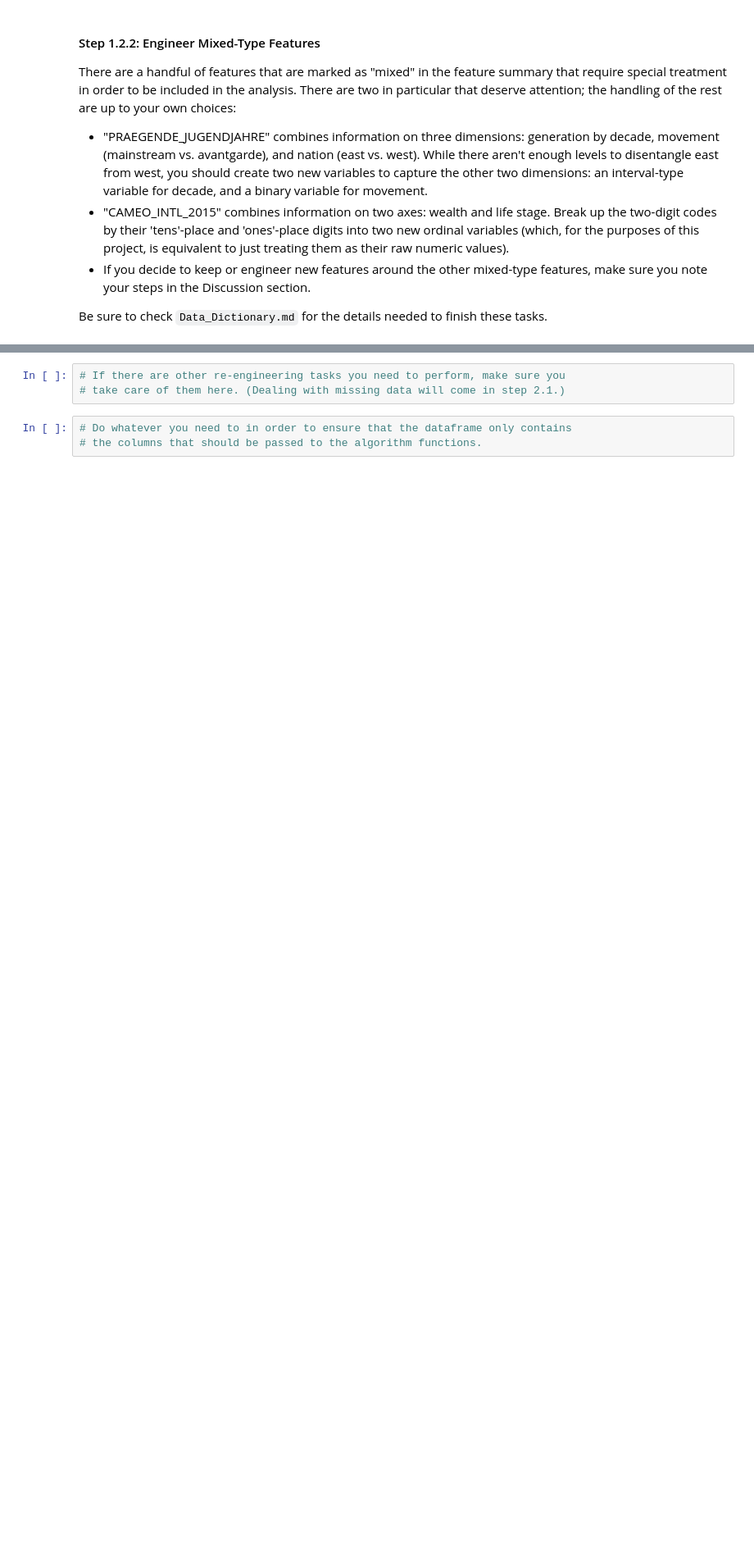
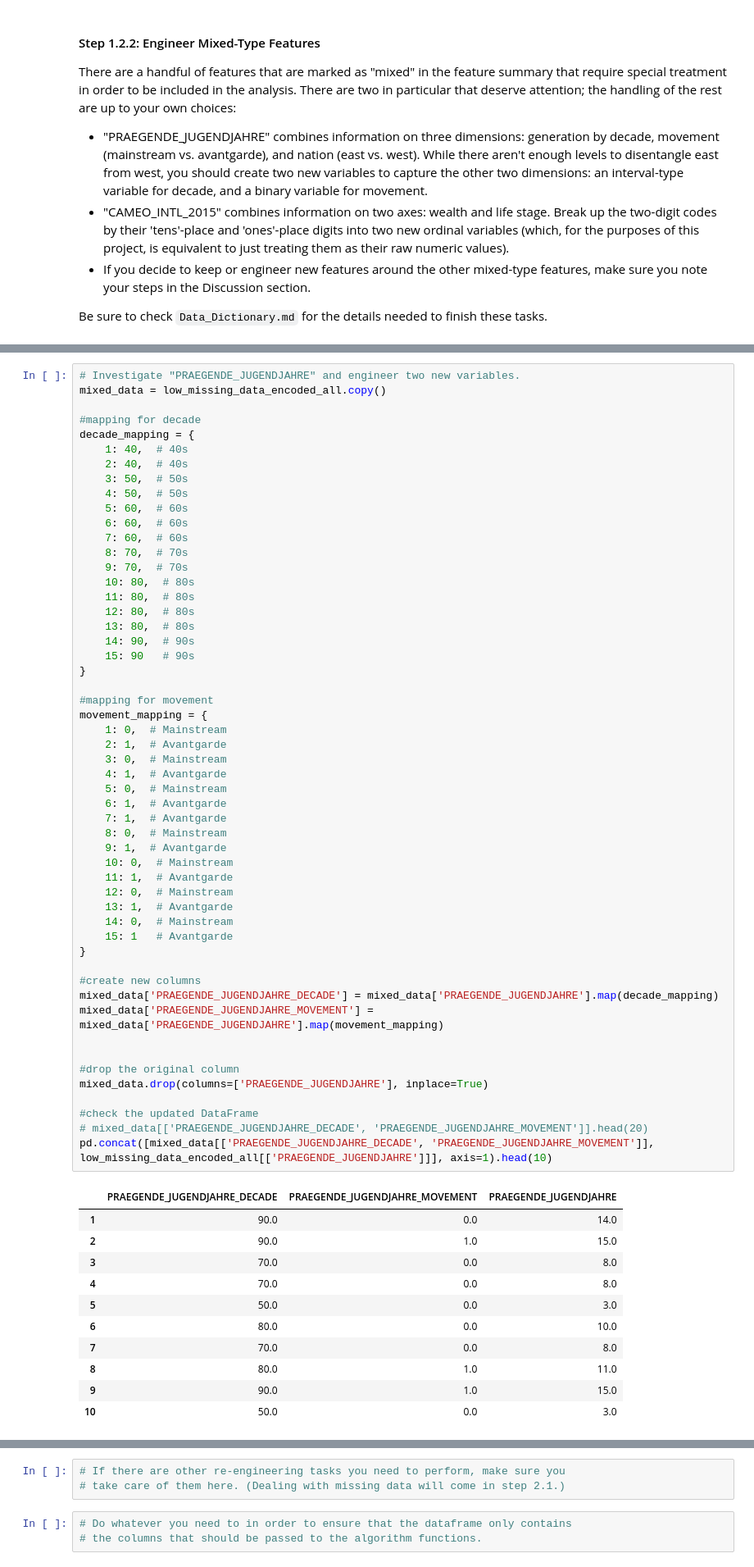
Before and after one commit to mo-matar/Identify-Customer-Segments-Unsupervised-Learning-Project, a Jupyter notebook: Identify_Customer_Segments.ipynb, the cells around one changed output, grey strips where cells are left out. Shown at 82% size. Drawn from its saved outputs; the diff is of its cells as text; blank space fills up the shorter version.

```diff
--- a/Identify_Customer_Segments.ipynb
+++ b/Identify_Customer_Segments.ipynb
@@ -609,0 +626,65 @@ Be sure to check `Data_Dictionary.md` for the details needed to finish these tas
+# %%
+# Investigate "PRAEGENDE_JUGENDJAHRE" and engineer two new variables.
+mixed_data = low_missing_data_encoded_all.copy()
+
+#mapping for decade
+decade_mapping = {
+    1: 40,  # 40s
+    2: 40,  # 40s
+    3: 50,  # 50s
+    4: 50,  # 50s
+    5: 60,  # 60s
+    6: 60,  # 60s
+    7: 60,  # 60s
+    8: 70,  # 70s
+    9: 70,  # 70s
+    10: 80,  # 80s
+    11: 80,  # 80s
+    12: 80,  # 80s
+    13: 80,  # 80s
+    14: 90,  # 90s
+    15: 90   # 90s
+}
+
+#mapping for movement
+movement_mapping = {
+    1: 0,  # Mainstream
+    2: 1,  # Avantgarde
+    3: 0,  # Mainstream
+    4: 1,  # Avantgarde
+    5: 0,  # Mainstream
+    6: 1,  # Avantgarde
+    7: 1,  # Avantgarde
+    8: 0,  # Mainstream
+    9: 1,  # Avantgarde
+    10: 0,  # Mainstream
+    11: 1,  # Avantgarde
+    12: 0,  # Mainstream
+    13: 1,  # Avantgarde
+    14: 0,  # Mainstream
+    15: 1   # Avantgarde
+}
+
+#create new columns
+mixed_data['PRAEGENDE_JUGENDJAHRE_DECADE'] = mixed_data['PRAEGENDE_JUGENDJAHRE'].map(decade_mapping)
+mixed_data['PRAEGENDE_JUGENDJAHRE_MOVEMENT'] = mixed_data['PRAEGENDE_JUGENDJAHRE'].map(movement_mapping)
+
+
+#drop the original column
+mixed_data.drop(columns=['PRAEGENDE_JUGENDJAHRE'], inplace=True)
+
+#check the updated DataFrame
+# mixed_data[['PRAEGENDE_JUGENDJAHRE_DECADE', 'PRAEGENDE_JUGENDJAHRE_MOVEMENT']].head(20)
+pd.concat([mixed_data[['PRAEGENDE_JUGENDJAHRE_DECADE', 'PRAEGENDE_JUGENDJAHRE_MOVEMENT']], low_missing_data_encoded_all[['PRAEGENDE_JUGENDJAHRE']]], axis=1).head(10)
+# %% [output]
+|  | PRAEGENDE_JUGENDJAHRE_DECADE | PRAEGENDE_JUGENDJAHRE_MOVEMENT | PRAEGENDE_JUGENDJAHRE |
+| 1 | 90.0 | 0.0 | 14.0 |
+| 2 | 90.0 | 1.0 | 15.0 |
+| 3 | 70.0 | 0.0 | 8.0 |
+| 4 | 70.0 | 0.0 | 8.0 |
+| 5 | 50.0 | 0.0 | 3.0 |
+| 6 | 80.0 | 0.0 | 10.0 |
+| 7 | 70.0 | 0.0 | 8.0 |
+| 8 | 80.0 | 1.0 | 11.0 |
+| 9 | 90.0 | 1.0 | 15.0 |
+| 10 | 50.0 | 0.0 | 3.0 |
```
Also changed, not shown: parts of 11 cells of this notebook.
